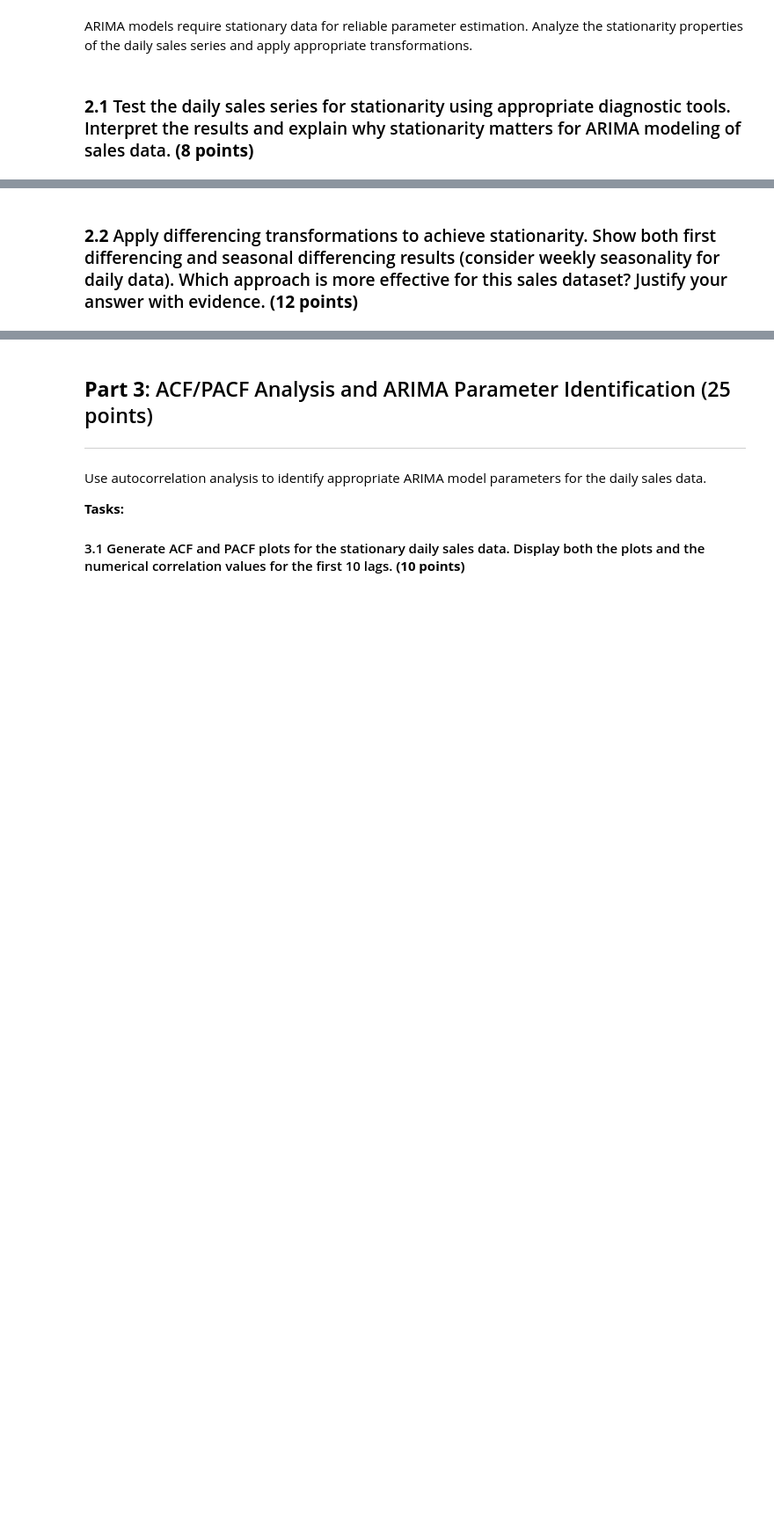
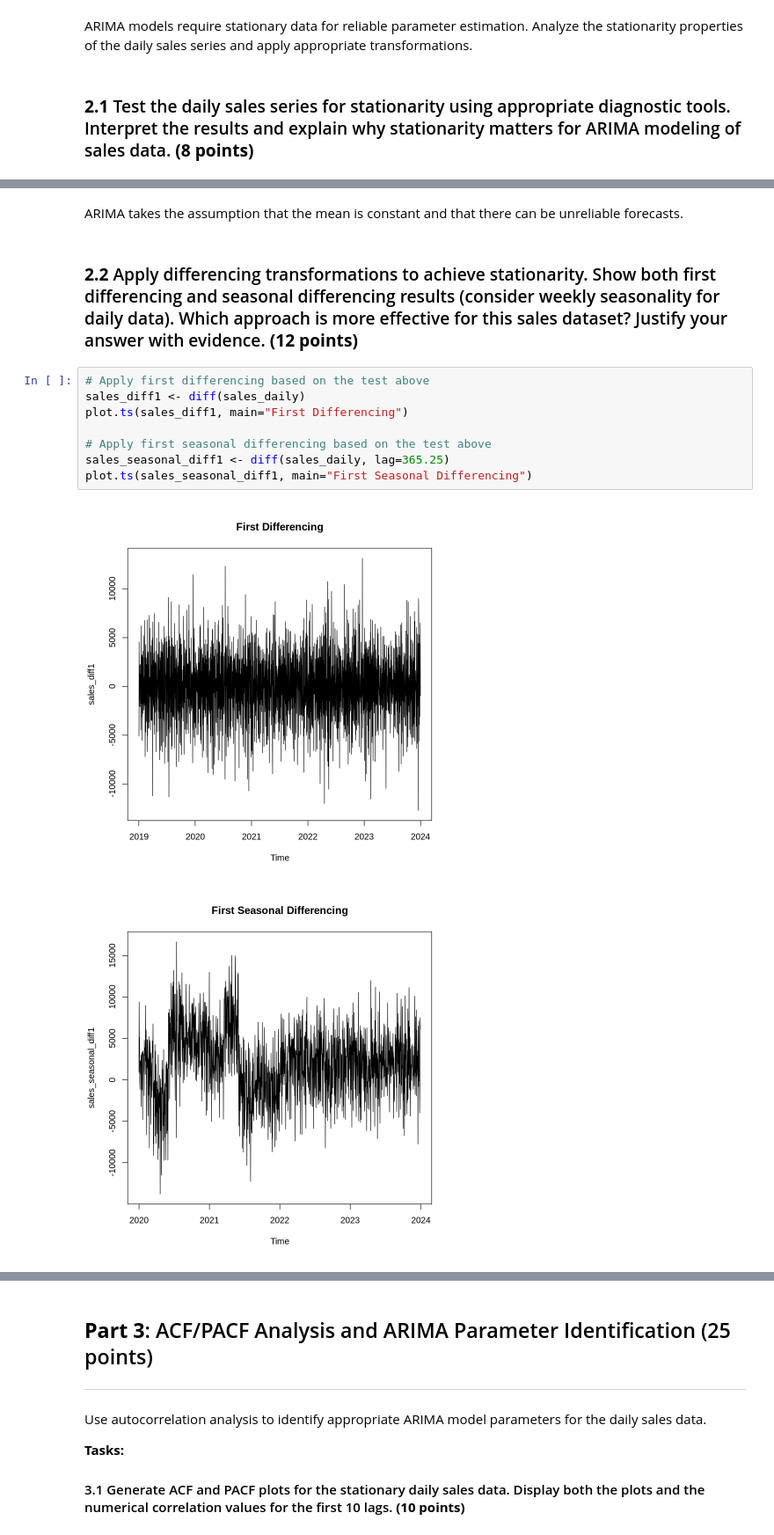
Before and after one commit to caninecrew/hw_5, a Jupyter notebook: HW_5_DS4220_Samuel_Rumbley.ipynb, the cells around one changed output, grey strips where cells are left out. Shown at 88% size. Saved outputs shown, nothing was run; the diff lists cells and outputs as text; blank space fills up the shorter version.

```diff
--- a/HW_5_DS4220_Samuel_Rumbley.ipynb
+++ b/HW_5_DS4220_Samuel_Rumbley.ipynb
@@ -144,2 +124,15 @@ plot.ts(sales_seasonal_diff1, main="First Differencing")
+# %% [markdown]
+ARIMA takes the assumption that the mean is constant and that there can be unreliable forecasts.
 # %% [markdown]
 ### **2.2** Apply differencing transformations to achieve stationarity. Show both first differencing and seasonal differencing results (consider weekly seasonality for daily data). Which approach is more effective for this sales dataset? Justify your answer with evidence. **(12 points)**
+# %%
+# Apply first differencing based on the test above
+sales_diff1 <- diff(sales_daily)
+plot.ts(sales_diff1, main="First Differencing")
+
+# Apply first seasonal differencing based on the test above
+sales_seasonal_diff1 <- diff(sales_daily, lag=365.25)
+plot.ts(sales_seasonal_diff1, main="First Seasonal Differencing")
+# %% [output]
+[figure, added]
+[figure, added]
```
Also changed, not shown: parts of 10 cells of this notebook.
